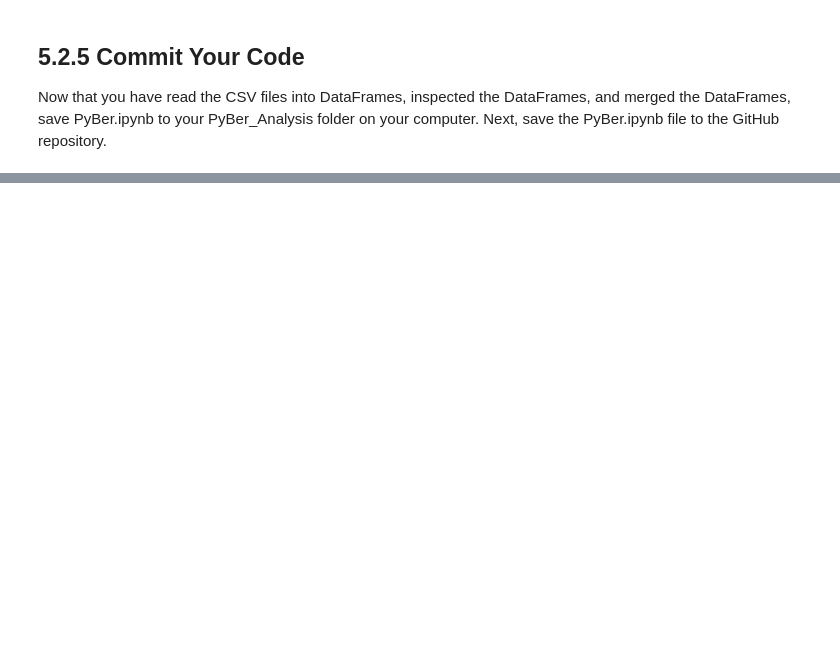
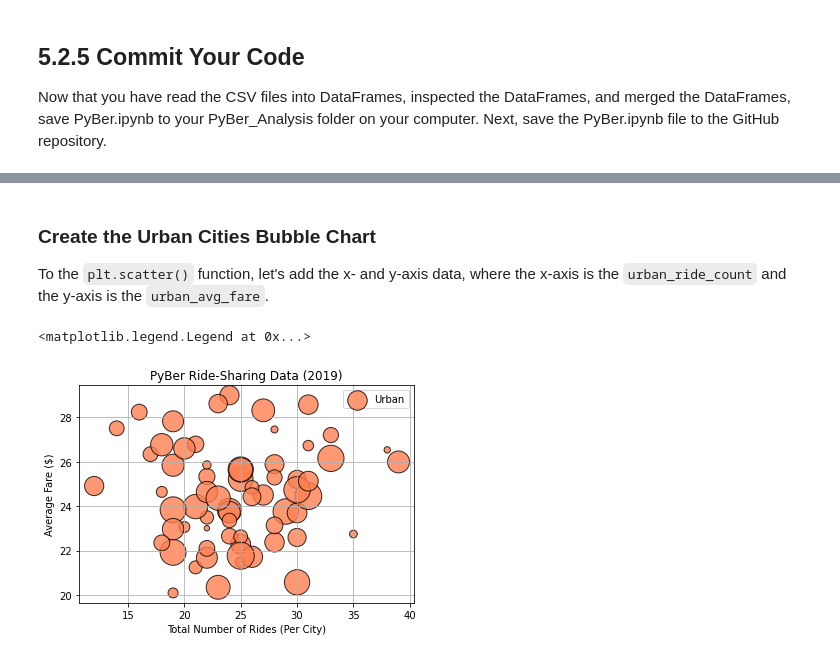
Before and after one commit to yessiez/PyBer_Analysis, a Jupyter notebook: PyBer.ipynb, the cells around one changed output, grey strips where cells are left out. Saved outputs shown, nothing was run; the diff lists cells and outputs as text; code cells hidden in the pictures; blank space fills up the shorter version.

Commit message:
Uploading bubble chart for all cities.

```diff
--- a/PyBer.ipynb
+++ b/PyBer.ipynb
@@ -182,0 +201,4 @@ Now that you have read the CSV files into DataFrames, inspected the DataFrames,
+# %%
+# Create the Urban city DataFrame.
+urban_cities_df = pyber_data_df[pyber_data_df["type"] == "Urban"]
+urban_cities_df.head()
@@ -182,0 +242,4 @@ Now that you have read the CSV files into DataFrames, inspected the DataFrames,
+# %%
+# Get the number of rides for urban cities
+urban_ride_count = urban_cities_df.groupby(["city"]).count()["ride_id"]
+urban_ride_count.head()
@@ -182,0 +264,4 @@ Now that you have read the CSV files into DataFrames, inspected the DataFrames,
+# %%
+# Get average fare for each city in the urban cities
+urban_avg_fare = urban_cities_df.groupby(["city"]).mean()["fare"]
+urban_avg_fare.head()
@@ -182,0 +286,4 @@ Now that you have read the CSV files into DataFrames, inspected the DataFrames,
+# %%
+# Get the average number of drivers for each urban city
+urban_driver_count = urban_cities_df.groupby(["city"]).mean()["driver_count"]
+urban_driver_count.head()
@@ -182,0 +315,23 @@ Now that you have read the CSV files into DataFrames, inspected the DataFrames,
+# %% [markdown]
+### Create the Urban Cities Bubble Chart
+To the <code>plt.scatter()</code> function, let's add the x- and y-axis data, where the x-axis is the <code>urban_ride_count</code> and the y-axis is the <code>urban_avg_fare</code>.
+# %%
+# Build the scatter plots for urban cities
+plt.scatter(urban_ride_count,
+            urban_avg_fare,
+            s=10*urban_driver_count,
+            color="coral",
+            edgecolor="black",
+            linewidths=1,
+            alpha=0.8,
+            label="Urban")
+plt.title("PyBer Ride-Sharing Data (2019)")
+plt.ylabel("Average Fare ($)")
+plt.xlabel("Total Number of Rides (Per City)")
+plt.grid(True)
+
+# Add the legend
+plt.legend()
+# %% [output]
+<matplotlib.legend.Legend at 0x...>
+[figure, added]
```
Also changed, not shown: parts of 28 cells of this notebook, 4 other files.
